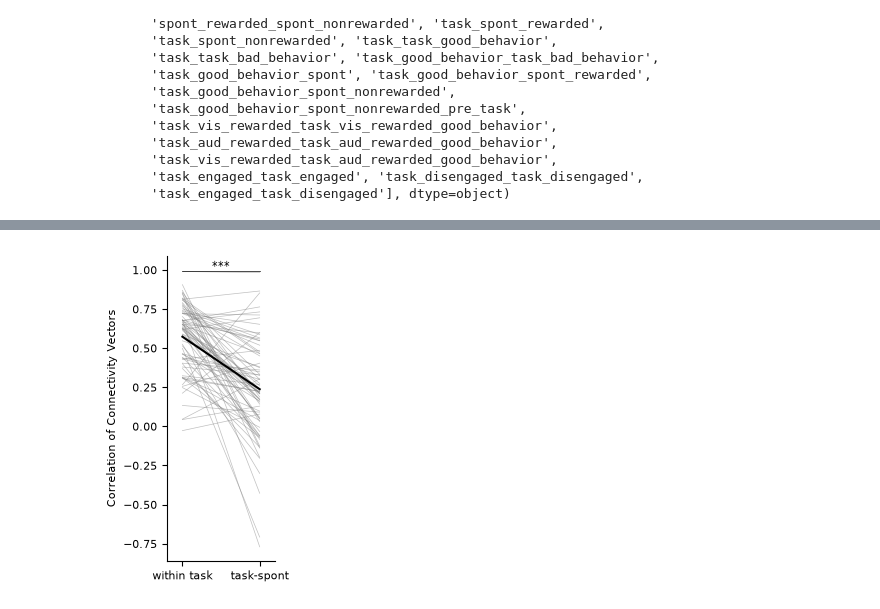
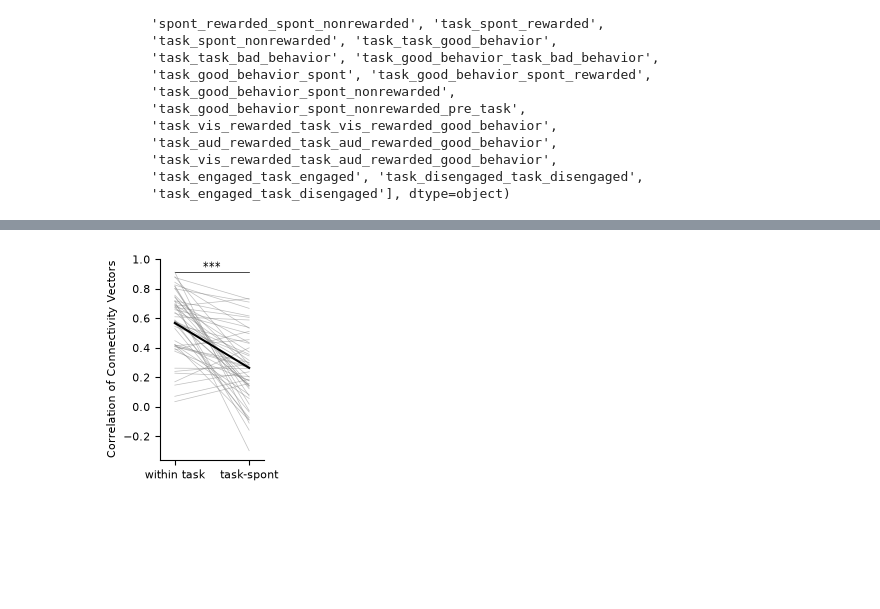
Before and after one commit to AllenInstitute/dynamic_routing_analysis, a Jupyter notebook: notebooks/blockwise_correlate_predict_proba_across_structures.ipynb, the cells around one changed output, grey strips where cells are left out. Cells and saved outputs as stored; diff of their text form; code cells hidden in the pictures; blank space fills up the shorter version.

```diff
--- a/notebooks/blockwise_correlate_predict_proba_across_structures.ipynb
+++ b/notebooks/blockwise_correlate_predict_proba_across_structures.ipynb
@@ -714,6 +694,6 @@ blockwise_corrs_df.to_parquet(r'D:\decoding_results_from_CO\blockwise_correlatio
 # %%
 #load
 # blockwise_corrs_df=pd.read_parquet(r'D:\decoding_results_from_CO\blockwise_correlations_across_areas_2026-05-15\blockwise_correlations_10_unit_subsample.parquet')
-blockwise_corrs_df=pd.read_parquet(r'D:\decoding_results_from_CO\blockwise_correlations_across_areas_2026-05-15\blockwise_correlations_10_unit_subsample_all_sessions.parquet')
+blockwise_corrs_df=pd.read_parquet(r'\\allen\programs\mindscope\workgroups\dynamicrouting\Ethan\CO decoding results\blockwise_correlations_across_areas_2026-09-16\blockwise_correlations_10_unit_subsample_all_sessions.parquet')
 # %%
 # blockwise_corrs_df['session_id']
@@ -769,6 +764,7 @@ def calculate_blockwise_correlations_for_session(sel_session, blockwise_corrs_df
     }
 
     unique_structures=session_corrs['structure_1'].unique()
+    unique_structures=unique_structures[unique_structures!="context_module"]
     structure_combos=[(s1,s2) for i,s1 in enumerate(unique_structures) for s2 in unique_structures[i+1:]]
 
     #for each block, build a correlation matrix between areas
@@ -1171,2 +1165,20 @@ fig.tight_layout()
 # %%
 # blockwise_correlations
+
+context_structures = ['ACAd','FRP','ORBl','PL', 'MOs','MOp','SSp','SSs','AId','VISam','VM','POL','CP','GPe','SCm','MRN','RN','PAG']
+
+unique_structures_dict = {
+    'session_id': [],
+    'unique_structures': [],
+    'n_unique_structures': [],
+    'n_context_structures': []
+}
+for sel_session in blockwise_corrs_df['session_id'].unique():
+    sel_structures = blockwise_corrs_df.query('session_id == @sel_session and structure_1!="context_module"')['structure_1'].unique()
+    unique_structures_dict['session_id'].append(sel_session)
+    unique_structures_dict['unique_structures'].append(sel_structures)
+    unique_structures_dict['n_unique_structures'].append(len(sel_structures))
+    unique_structures_dict['n_context_structures'].append(np.sum([s in context_structures for s in sel_structures]))
+
+unique_structures_df = pd.DataFrame(unique_structures_dict)
+unique_structures_df
@@ -1203,3 +1238,4 @@ Finished processing session 674562_2023-10-04
 # %%
-all_session_correlations_by_type
+all_session_correlations_by_type_merge = pd.merge(all_session_correlations_by_type, unique_structures_df, on='session_id', how='left')
+all_session_correlations_by_type_merge
 # %% [output]
@@ -1318,47 +1358,51 @@ fig.tight_layout()
 # %%
 sel_sessions=dr_good_behavior_list
+
+min_n_unique_structures = 4
+
+min_n_context_structures = 2
 
 within_task_col='task_task_good_behavior'
 task_spont_col='task_good_behavior_spont_nonrewarded_pre_task'
 
-within_task_values=all_session_correlations_by_type.query('session_id in @sel_sessions and combination_type==@within_task_col')['mean_r'].values
-task_spont_values=all_session_correlations_by_type.query('session_id in @sel_sessions and combination_type==@task_spont_col')['mean_r'].values
+within_task_values=all_session_correlations_by_type_merge.query('session_id in @sel_sessions and combination_type==@within_task_col and n_unique_structures >= @min_n_unique_structures and n_context_structures >= @min_n_context_structures')['mean_r'].values
+task_spont_values=all_session_correlations_by_type_merge.query('session_id in @sel_sessions and combination_type==@task_spont_col and n_unique_structures >= @min_n_unique_structures and n_context_structures >= @min_n_context_structures')['mean_r'].values
 
 r,p=stats.wilcoxon(within_task_values, task_spont_values)
 
 # data_to_plot=np.vstack([within_task_values, task_spont_values])
 data_labels=['within task','task-spont']
 
-fig,ax=plt.subplots(figsize=(2,3.5))
+fig,ax=plt.subplots(figsize=(1.9,2.5))
 ax.plot(data_labels, [within_task_values, task_spont_values], color='gray', linestyle='-', linewidth=0.5, alpha=0.5)
 ax.plot(data_labels, [within_task_values.mean(), task_spont_values.mean()], 'k-')
 ax.set_ylabel('Correlation of Connectivity Vectors')
 # ax.set_title(f'Average Correlation of Connectivity Vectors\nby Comparison Type')
 ax.spines['top'].set_visible(False)
 ax.spines['right'].set_visible(False)
 ax.set_xlim(-0.2,1.2)
 
 # plot significance stars according to p value
 if p < 0.001:
     ax.text(0.5, max(within_task_values.max(), task_spont_values.max()), '***', ha='center', va='bottom', color='k')
     ax.plot([0, 1], [max(within_task_values.max(), task_spont_values.max())]*2, 'k-', linewidth=0.5)
     ax.set_ylim(top=max(within_task_values.max(), task_spont_values.max())*1.1)
 elif p < 0.01:
     ax.text(0.5, max(within_task_values.max(), task_spont_values.max()), '**', ha='center', va='bottom', color='k')
     ax.plot([0, 1], [max(within_task_values.max(), task_spont_values.max())]*2, 'k-', linewidth=0.5)
     ax.set_ylim(top=max(within_task_values.max(), task_spont_values.max())*1.1)
 elif p < 0.05:
     ax.text(0.5, max(within_task_values.max(), task_spont_values.max()), '*', ha='center', va='bottom', color='k')
     ax.plot([0, 1], [max(within_task_values.max(), task_spont_values.max())]*2, 'k-', linewidth=0.5)
     ax.set_ylim(top=max(within_task_values.max(), task_spont_values.max())*1.1)
 else:
     ax.text(0.5, max(within_task_values.max(), task_spont_values.max()), 'n.s.', ha='center', va='bottom', color='k')
     ax.plot([0, 1], [max(within_task_values.max(), task_spont_values.max())]*2, 'k-', linewidth=0.5)
     ax.set_ylim(top=max(within_task_values.max(), task_spont_values.max())*1.1)
 
 fig.tight_layout()
 # %% [output]
-[figure, old version]
+[figure, new version]
 # %%
 p
 # %% [output]
```
Also changed, not shown: parts of 28 cells of this notebook, 9 other files.
